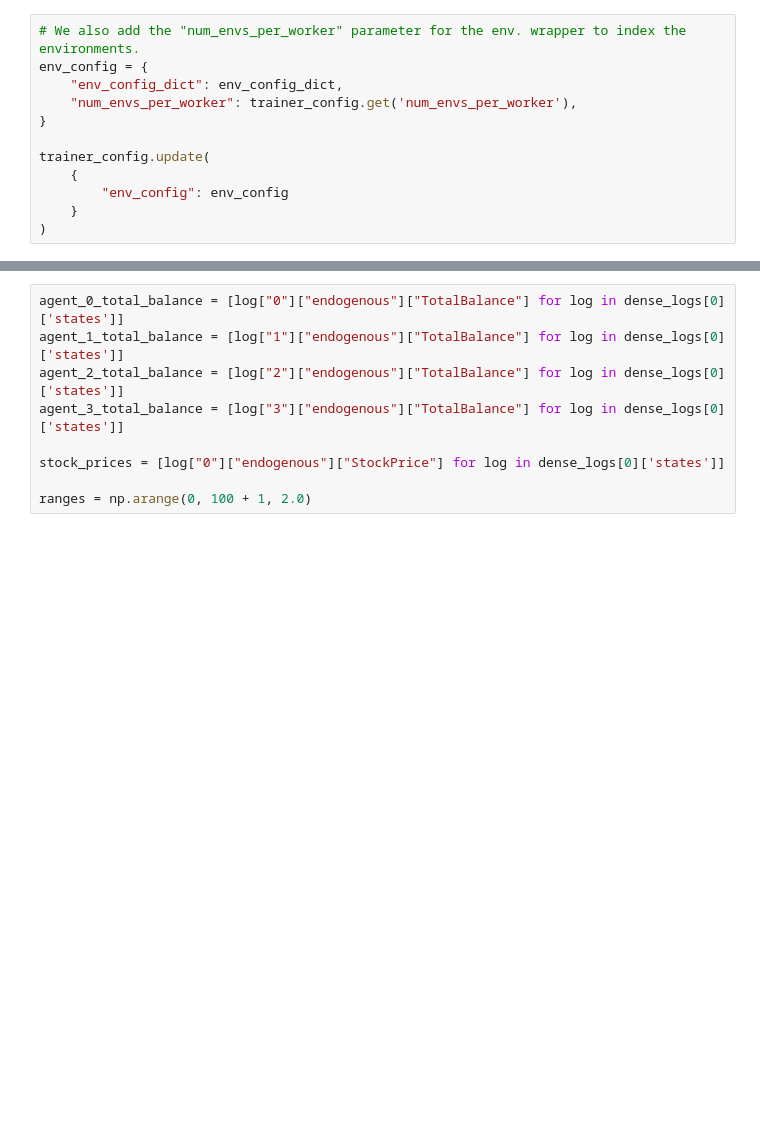
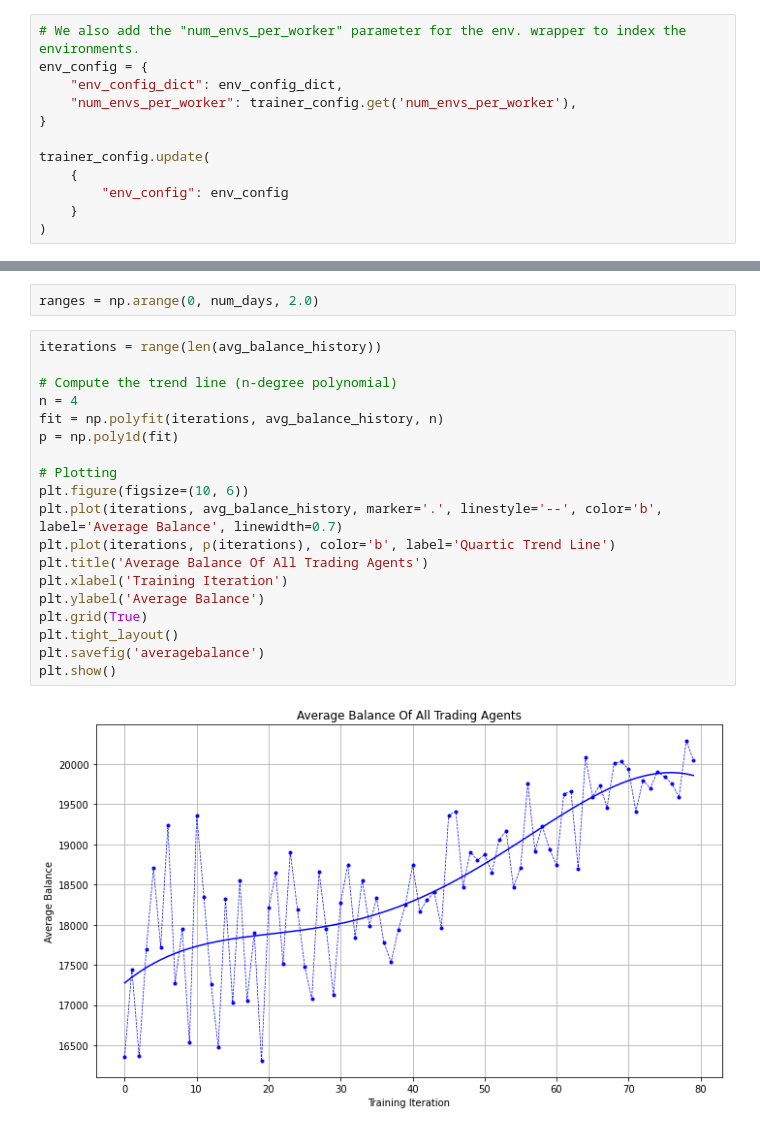
Before and after one commit to casperbroch/ai-economist, a Jupyter notebook: tutorials/stock_market_training_with_rllib.ipynb, the cells around one changed output, grey strips where cells are left out. Cells and saved outputs as stored; diff of their text form; blank space fills up the shorter version.

```diff
--- a/tutorials/stock_market_training_with_rllib.ipynb
+++ b/tutorials/stock_market_training_with_rllib.ipynb
@@ -324,10 +319,24 @@ import numpy as np
 # %%
-agent_0_total_balance = [log["0"]["endogenous"]["TotalBalance"] for log in dense_logs[0]['states']]
-agent_1_total_balance = [log["1"]["endogenous"]["TotalBalance"] for log in dense_logs[0]['states']]
-agent_2_total_balance = [log["2"]["endogenous"]["TotalBalance"] for log in dense_logs[0]['states']]
-agent_3_total_balance = [log["3"]["endogenous"]["TotalBalance"] for log in dense_logs[0]['states']]
-
-stock_prices = [log["0"]["endogenous"]["StockPrice"] for log in dense_logs[0]['states']]
-
-ranges = np.arange(0, 100 + 1, 2.0)
+ranges = np.arange(0, num_days, 2.0)
+# %%
+iterations = range(len(avg_balance_history))
+
+# Compute the trend line (n-degree polynomial)
+n = 4
+fit = np.polyfit(iterations, avg_balance_history, n)
+p = np.poly1d(fit)
+
+# Plotting
+plt.figure(figsize=(10, 6))
+plt.plot(iterations, avg_balance_history, marker='.', linestyle='--', color='b', label='Average Balance', linewidth=0.7)
+plt.plot(iterations, p(iterations), color='b', label='Quartic Trend Line')
+plt.title('Average Balance Of All Trading Agents')
+plt.xlabel('Training Iteration')
+plt.ylabel('Average Balance')
+plt.grid(True)
+plt.tight_layout()
+plt.savefig('averagebalance')
+plt.show()
+# %% [output]
+[figure, added]
 # %%
```
Also changed, not shown: parts of 29 cells of this notebook, 2 other files.
